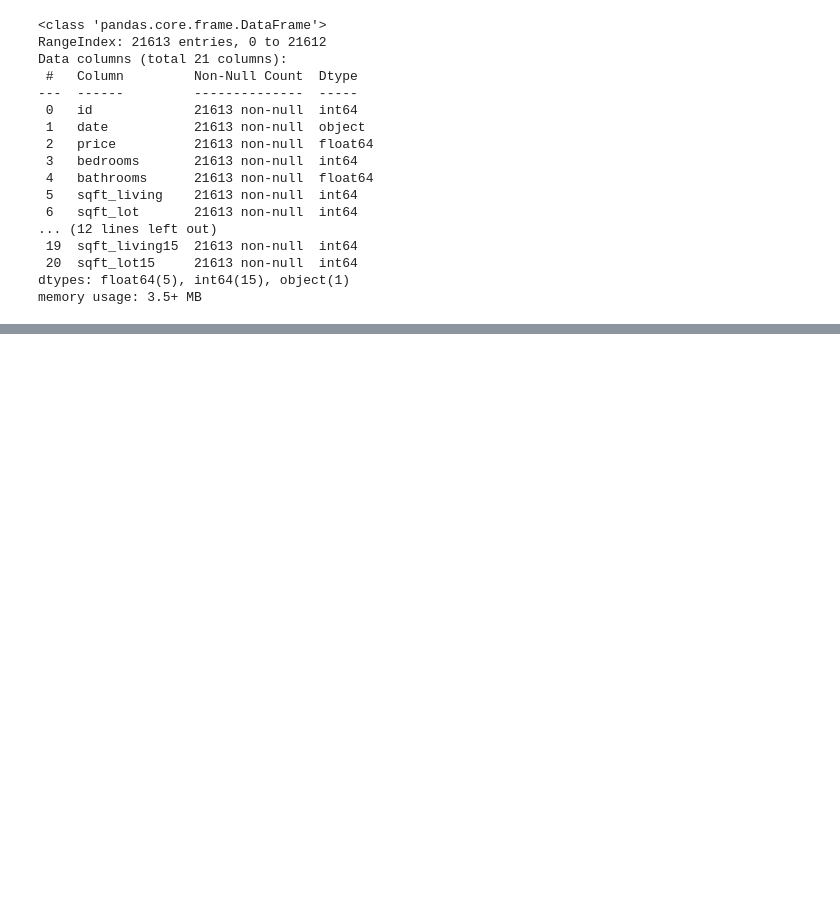
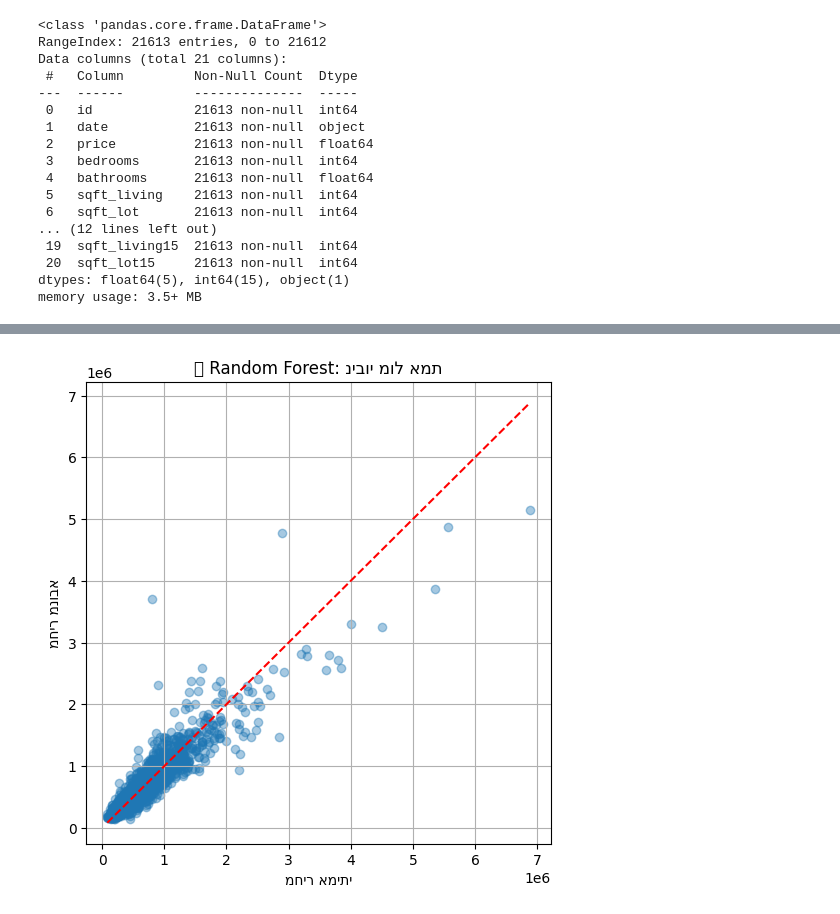
Before and after one commit to magdazaiza1/House-Sales-in-King-County, a Jupyter notebook: house_sales.ipynb, the cells around one changed output, grey strips where cells are left out. Saved outputs shown, nothing was run; the diff lists cells and outputs as text; code cells hidden in the pictures; blank space fills up the shorter version.

```diff
--- a/house_sales.ipynb
+++ b/house_sales.ipynb
@@ -40,0 +55,5 @@ w= data['date']
+# %%
+data = data.drop(['id', 'date', 'zipcode'], axis=1)
+# %%
+print(data['bedrooms'].value_counts())
+data = data[data['bedrooms'] < 10]
@@ -40,0 +163,12 @@ w= data['date']
+# %%
+
+plt.figure(figsize=(6, 6))
+plt.scatter(y_test, y_pred, alpha=0.4)
+plt.plot([y_test.min(), y_test.max()], [y_test.min(), y_test.max()], 'r--')
+plt.xlabel("מחיר אמיתי")
+plt.ylabel("מחיר מנובא")
+plt.title("📈 Random Forest: ניבוי מול אמת")
+plt.grid(True)
+plt.show()
+# %% [output]
+[figure, added]
```
Also changed, not shown: parts of 15 cells of this notebook.
